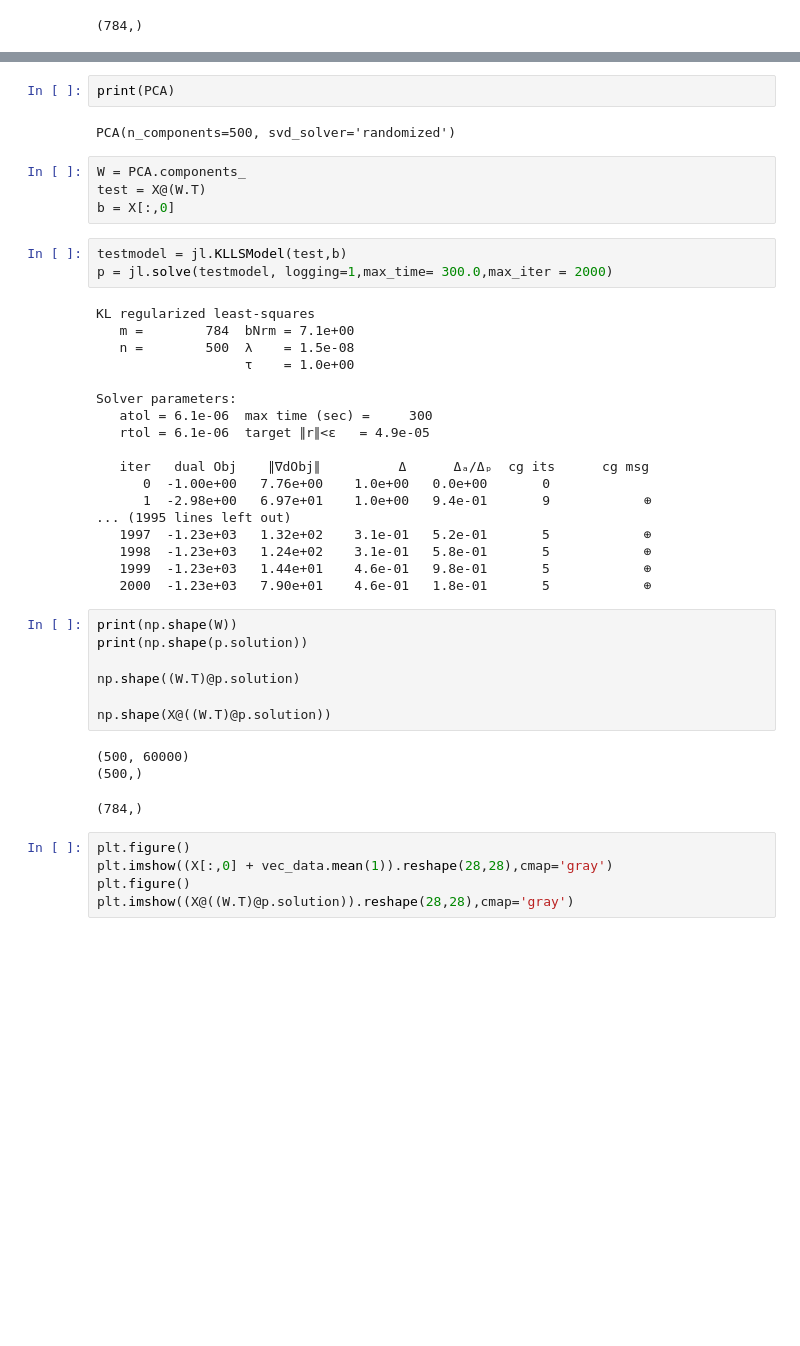
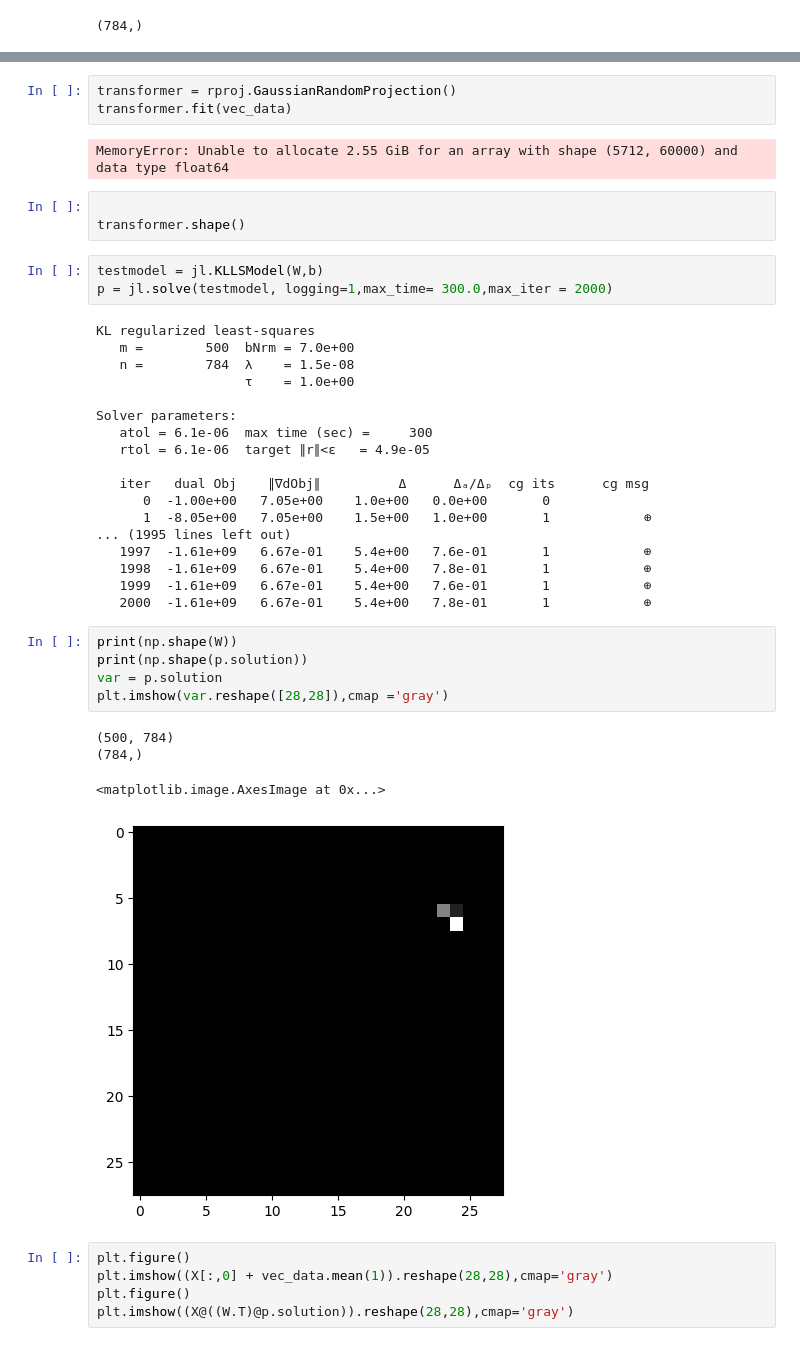
Before and after one commit to mattkingros/gan-vae-pretrained-pytorch, a Jupyter notebook: mnist_vae/matrix_based_preprocessing.ipynb, the cells around one changed output, grey strips where cells are left out. Drawn from its saved outputs; the diff is of its cells as text; blank space fills up the shorter version.

```diff
--- a/mnist_vae/matrix_based_preprocessing.ipynb
+++ b/mnist_vae/matrix_based_preprocessing.ipynb
@@ -57,18 +62,18 @@ PCA = skd.PCA(n_components = 500,svd_solver='randomized').fit(X)
-# %%
-print(PCA)
-# %% [output]
-PCA(n_components=500, svd_solver='randomized')
-# %%
-W = PCA.components_
-test = X@(W.T)
-b = X[:,0]
+# %%
+transformer = rproj.GaussianRandomProjection()
+transformer.fit(vec_data)
+# %% [output]
+MemoryError: Unable to allocate 2.55 GiB for an array with shape (5712, 60000) and data type float64
+# %%
+
+transformer.shape()
 # %%
-testmodel = jl.KLLSModel(test,b)
+testmodel = jl.KLLSModel(W,b)
 p = jl.solve(testmodel, logging=1,max_time= 300.0,max_iter = 2000)
 # %% [output]
 KL regularized least-squares
-   m =        784  bNrm = 7.1e+00
-   n =        500  λ    = 1.5e-08
+   m =        500  bNrm = 7.0e+00
+   n =        784  λ    = 1.5e-08
                    τ    = 1.0e+00
 
 Solver parameters:
@@ -76,24 +81,23 @@ Solver parameters:
    rtol = 6.1e-06  target ∥r∥<ε   = 4.9e-05
 
    iter   dual Obj    ∥∇dObj∥          Δ      Δₐ/Δₚ  cg its      cg msg
-      0  -1.00e+00   7.76e+00    1.0e+00   0.0e+00       0
-      1  -2.98e+00   6.97e+01    1.0e+00   9.4e-01       9            ⊕
+      0  -1.00e+00   7.05e+00    1.0e+00   0.0e+00       0
+      1  -8.05e+00   7.05e+00    1.5e+00   1.0e+00       1            ⊕
 ... (1995 lines left out)
-   1997  -1.23e+03   1.32e+02    3.1e-01   5.2e-01       5            ⊕
-   1998  -1.23e+03   1.24e+02    3.1e-01   5.8e-01       5            ⊕
-   1999  -1.23e+03   1.44e+01    4.6e-01   9.8e-01       5            ⊕
-   2000  -1.23e+03   7.90e+01    4.6e-01   1.8e-01       5            ⊕
+   1997  -1.61e+09   6.67e-01    5.4e+00   7.6e-01       1            ⊕
+   1998  -1.61e+09   6.67e-01    5.4e+00   7.8e-01       1            ⊕
+   1999  -1.61e+09   6.67e-01    5.4e+00   7.6e-01       1            ⊕
+   2000  -1.61e+09   6.67e-01    5.4e+00   7.8e-01       1            ⊕
 # %%
 print(np.shape(W))
 print(np.shape(p.solution))
-
-np.shape((W.T)@p.solution)
-
-np.shape(X@((W.T)@p.solution))
+var = p.solution
+plt.imshow(var.reshape([28,28]),cmap ='gray')
 # %% [output]
-(500, 60000)
-(500,)
+(500, 784)
+(784,)
-(784,)
+<matplotlib.image.AxesImage at 0x...>
+[figure, added]
 # %%
 plt.figure()
 plt.imshow((X[:,0] + vec_data.mean(1)).reshape(28,28),cmap='gray')
```
Also changed, not shown: parts of 4 cells of this notebook.
